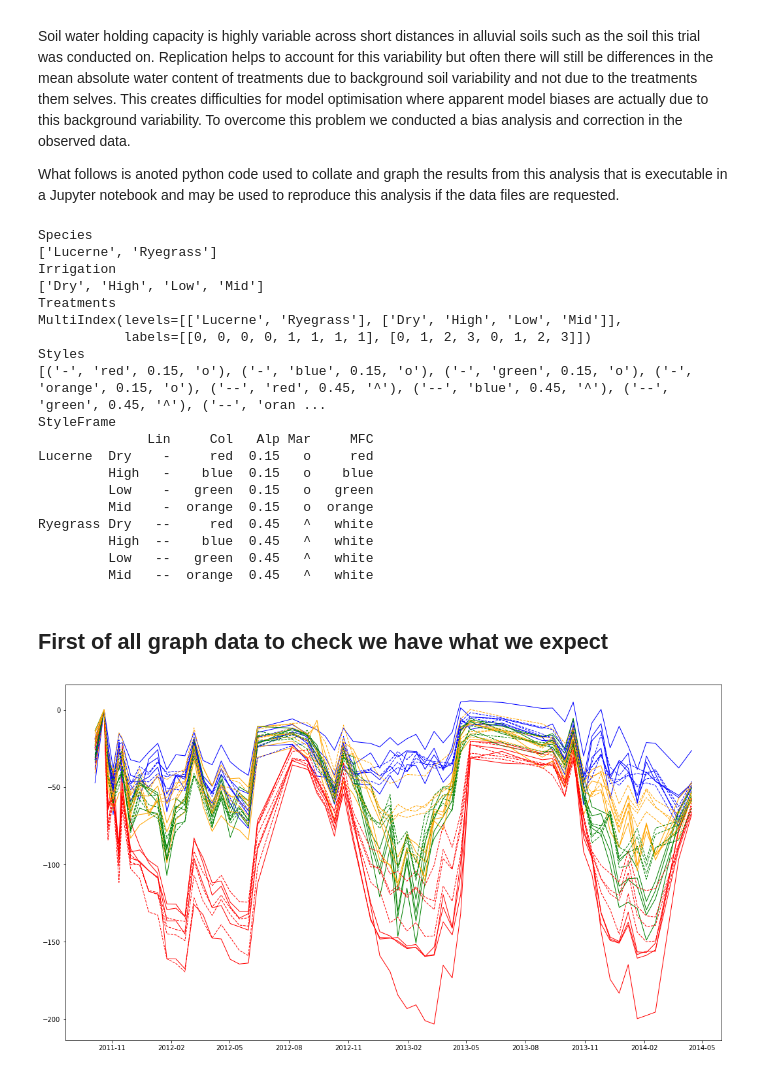
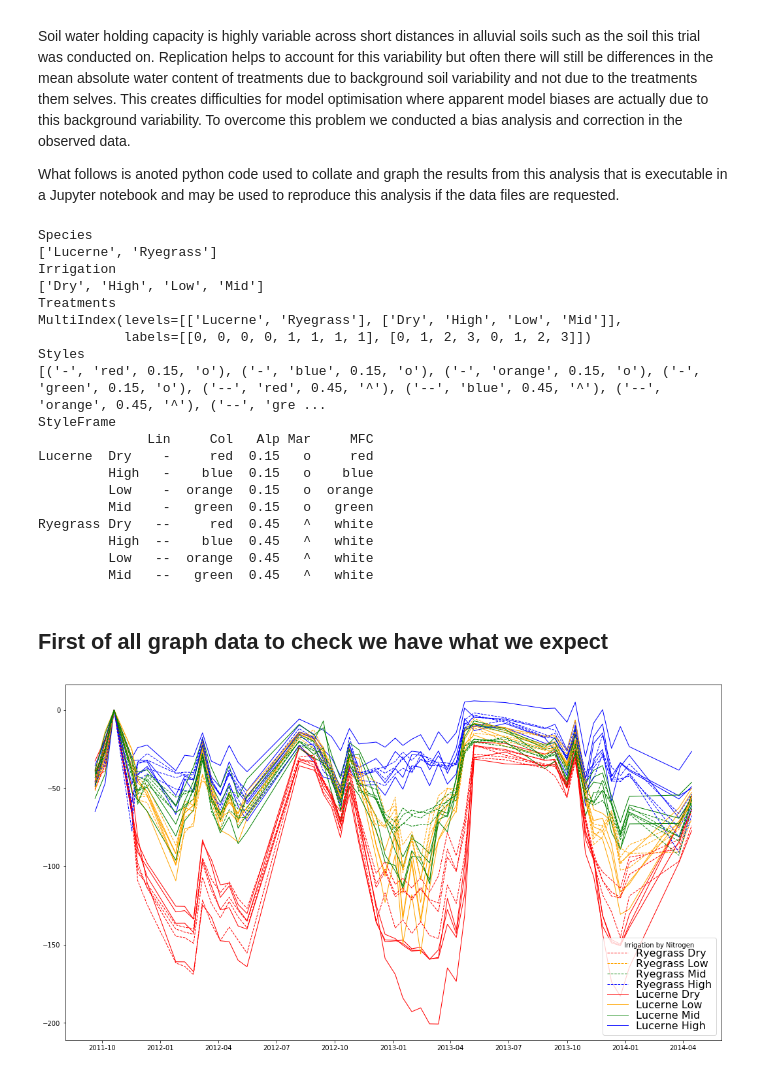
Before and after one commit to HamishBrownPFR/CropWaterAnalysis, a Jupyter notebook: LucerneAndPasture/SoilWaterAnalysis.ipynb, the cells around one changed output. Saved outputs shown, nothing was run; the diff lists cells and outputs as text; code cells hidden in the pictures.

```diff
--- a/LucerneAndPasture/SoilWaterAnalysis.ipynb
+++ b/LucerneAndPasture/SoilWaterAnalysis.ipynb
@@ -16,6 +16,7 @@ import GraphHelpers as GH
 # %%
 # Bring in the cleaned observed data
 TDRData = pd.read_pickle('.\DataFrames\LandPDailyTDR.pkl')
+TDRData.index = TDRData.index.normalize()
 NPData = pd.read_pickle('.\DataFrames\\NeutronProbeVWC_df.pkl')
 
 #Stick the data together into a single dataframe
@@ -25,7 +26,7 @@ GPs = GH.SetGraphicsPatterns(Data.D7.columns,
                     ['-','--'],
                     [0.15,0.45],
                     ['o','^'],
-                    ['red','blue','green','orange'])
+                    ['red','blue','orange','green'])
 # %% [output]
 Species
 ['Lucerne', 'Ryegrass']
@@ -35,49 +36,46 @@ Treatments
 MultiIndex(levels=[['Lucerne', 'Ryegrass'], ['Dry', 'High', 'Low', 'Mid']],
            labels=[[0, 0, 0, 0, 1, 1, 1, 1], [0, 1, 2, 3, 0, 1, 2, 3]])
 Styles
-[('-', 'red', 0.15, 'o'), ('-', 'blue', 0.15, 'o'), ('-', 'green', 0.15, 'o'), ('-', 'orange', 0.15, 'o'), ('--', 'red', 0.45, '^'), ('--', 'blue', 0.45, '^'), ('--', 'green', 0.45, '^'), ('--', 'oran ...
+[('-', 'red', 0.15, 'o'), ('-', 'blue', 0.15, 'o'), ('-', 'orange', 0.15, 'o'), ('-', 'green', 0.15, 'o'), ('--', 'red', 0.45, '^'), ('--', 'blue', 0.45, '^'), ('--', 'orange', 0.45, '^'), ('--', 'gre ...
 StyleFrame
               Lin     Col   Alp Mar     MFC
 Lucerne  Dry    -     red  0.15   o     red
          High   -    blue  0.15   o    blue
-         Low    -   green  0.15   o   green
-         Mid    -  orange  0.15   o  orange
+         Low    -  orange  0.15   o  orange
+         Mid    -   green  0.15   o   green
 Ryegrass Dry   --     red  0.45   ^   white
          High  --    blue  0.45   ^   white
-         Low   --   green  0.45   ^   white
-         Mid   --  orange  0.45   ^   white
+         Low   --  orange  0.45   ^   white
+         Mid   --   green  0.45   ^   white
 # %% [markdown]
 ## First of all graph data to check we have what we expect
 # %%
 #Calculate the water content of the soil profile by multiplying the volumetric water content
 #by each layers depth and summing.
 ProfileWater = Data.loc[:,'D7'] * 150 + \
                Data.loc[:,'D23'] * 100 + \
                Data.loc[:,'D30'] * 100 + \
                Data.loc[:,'D50'] * 200 + \
                Data.loc[:,'D70'] * 200 + \
                Data.loc[:,'D90'] * 200 + \
                Data.loc[:,'D110'] * 200 + \
                Data.loc[:,'D130'] * 200 + \
                Data.loc[:,'D150'] * 200
 
                 #Do some things to get the index tidy
 ProfileWater.index = ProfileWater.index.normalize() # Need this step to remove hour values from dates
 ProfileWater = ProfileWater.dropna(axis=0)      # This step removes all the dates where there were no measurements and nan were given
 
 #Take field capacity as the water content on the 20th of October 2011
 FieldCapacity = ProfileWater.loc['2011-10-20']   #Slicing a single date out of a data frame with date only format returns a multi indexed serise
 
 #Calculate soil water deficit
 SoilWaterDeficit = -(FieldCapacity - ProfileWater)  #This only works becaue FieldCapacity is a serise, not a dataframe
 #and graph it
 Fig = plt.figure(figsize=(18, 10))
 ax = Fig.add_subplot(1,1,1)
-GH.AddIndexedPlot(SoilWaterDeficit,ax,GPs,1)
-
-# SoilWaterDeficit.plot(figsize=(18,10),style=['r-','b-','g-','y-','r--','b--','g--','y--'])
-# plt.ylabel('Soil Water Deficit (mm)', fontsize=30);
-# plt.tick_params(labelsize=25)
-# plt.title('Lucerne and pasture Soil Water Deficits', fontsize=28);
+GH.AddIndexedPlot(SoilWaterDeficit.loc[:,:],ax,GPs,1)
+ledg = plt.legend(labels, handles,loc=4,numpoints=1,fontsize = 16,labelspacing = 0.05,
+                          title='Irrigation by Nitrogen')
 # %% [output]
-[figure, old version]
+[figure, new version]
```
Also changed, not shown: parts of 10 cells of this notebook, 9 other files.
